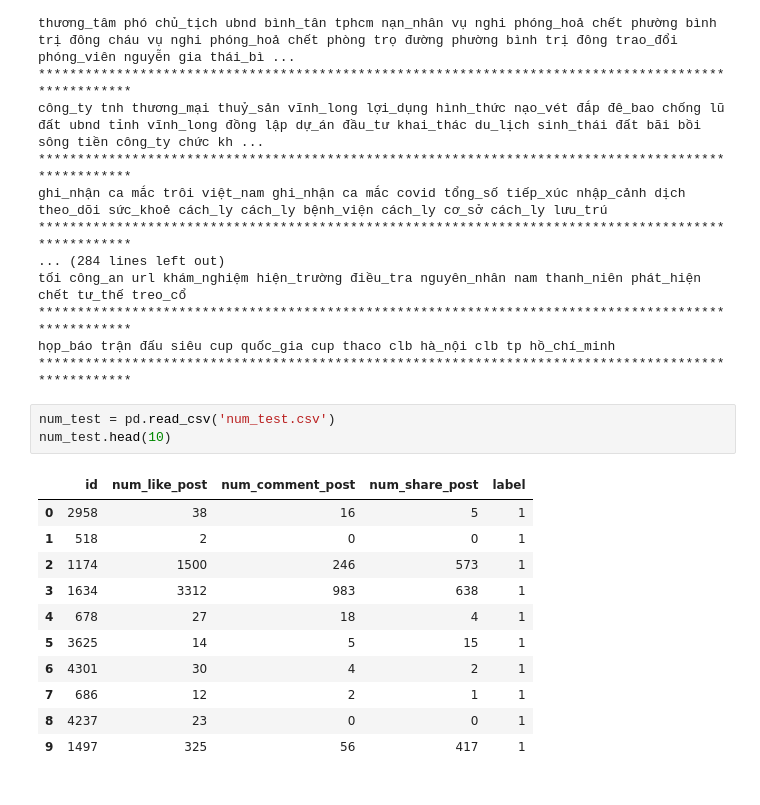
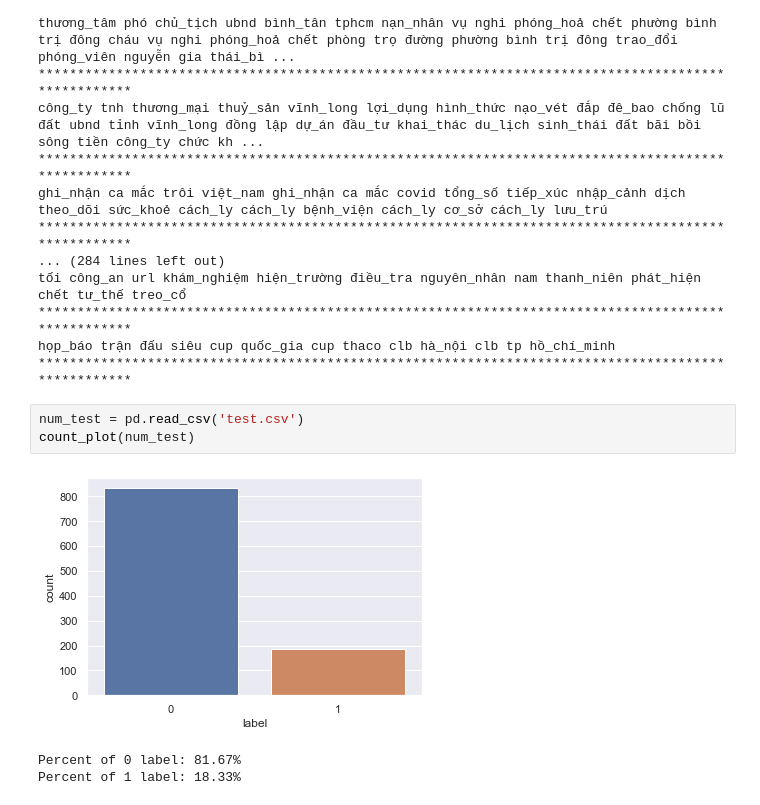
Before and after one commit to khaidoandk97/ReINTEL, a Jupyter notebook: EDA.ipynb, the cells around one changed output. Saved outputs shown, nothing was run; the diff lists cells and outputs as text.

```diff
--- a/EDA.ipynb
+++ b/EDA.ipynb
@@ -412,17 +476,9 @@ tối công_an url khám_nghiệm hiện_trường điều_tra nguyên_nhân nam
 họp_báo trận đấu siêu cup quốc_gia cup thaco clb hà_nội clb tp hồ_chí_minh
 ****************************************************************************************************
 # %%
-num_test = pd.read_csv('num_test.csv')
-num_test.head(10)
+num_test = pd.read_csv('test.csv')
+count_plot(num_test)
 # %% [output]
-|  | id | num_like_post | num_comment_post | num_share_post | label |
-| 0 | 2958 | 38 | 16 | 5 | 1 |
-| 1 | 518 | 2 | 0 | 0 | 1 |
-| 2 | 1174 | 1500 | 246 | 573 | 1 |
-| 3 | 1634 | 3312 | 983 | 638 | 1 |
-| 4 | 678 | 27 | 18 | 4 | 1 |
-| 5 | 3625 | 14 | 5 | 15 | 1 |
-| 6 | 4301 | 30 | 4 | 2 | 1 |
-| 7 | 686 | 12 | 2 | 1 | 1 |
-| 8 | 4237 | 23 | 0 | 0 | 1 |
-| 9 | 1497 | 325 | 56 | 417 | 1 |
+[figure, added]
+Percent of 0 label: 81.67%
+Percent of 1 label: 18.33%
```
Also changed, not shown: parts of 12 cells of this notebook, 18 other files.
